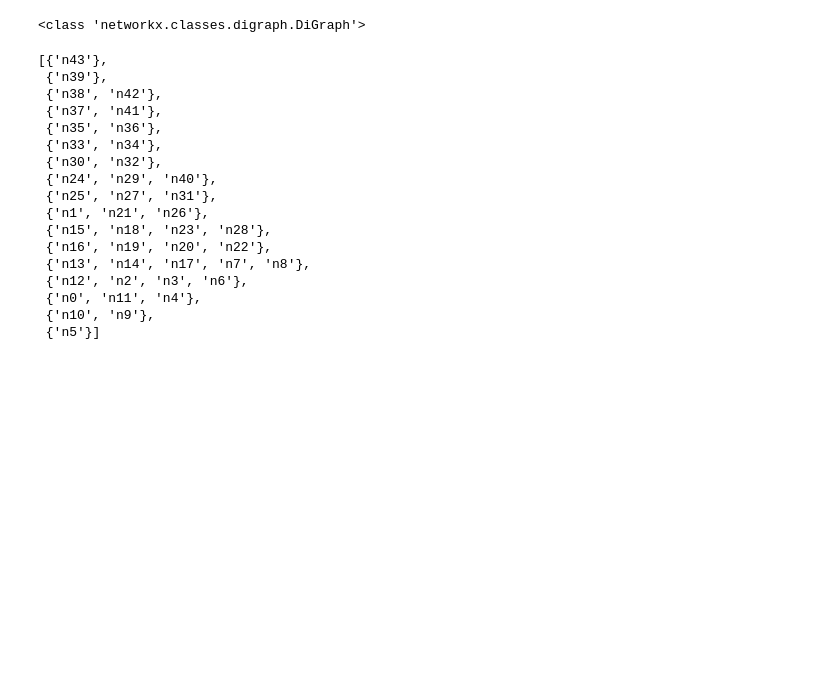
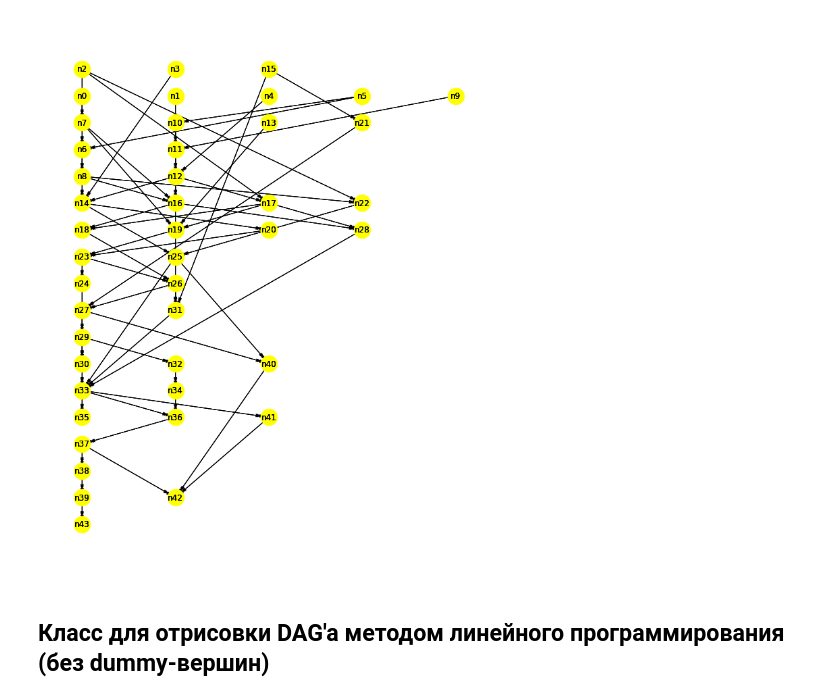
Before and after one commit to MVCionOld/vis, a Jupyter notebook: hw2.ipynb, the cells around one changed output. Drawn from its saved outputs; the diff is of its cells as text; code cells hidden in the pictures; blank space fills up the shorter version.

```diff
--- a/hw2.ipynb
+++ b/hw2.ipynb
@@ -504,22 +338,8 @@ with open(path, 'w') as f:
 # %%
-drawer = AcyclicGraphDrawer('dag44nodes.xml')
-drawer.compute_layers()
+drawer = NaiveGrahamCoffmanDrawer('dag44nodes.xml', 5)
+drawer.graham_coffman()
+drawer.draw(drawer.pos)
 # %% [output]
-<class 'networkx.classes.digraph.DiGraph'>
-[{'n43'},
- {'n39'},
- {'n38', 'n42'},
- {'n37', 'n41'},
- {'n35', 'n36'},
- {'n33', 'n34'},
- {'n30', 'n32'},
- {'n24', 'n29', 'n40'},
- {'n25', 'n27', 'n31'},
- {'n1', 'n21', 'n26'},
- {'n15', 'n18', 'n23', 'n28'},
- {'n16', 'n19', 'n20', 'n22'},
- {'n13', 'n14', 'n17', 'n7', 'n8'},
- {'n12', 'n2', 'n3', 'n6'},
- {'n0', 'n11', 'n4'},
- {'n10', 'n9'},
- {'n5'}]
+[figure, added]
+# %% [markdown]
+## Класс для отрисовки DAG'a методом линейного программирования (без dummy-вершин)
```
Also changed, not shown: parts of 49 cells of this notebook, 1 other file.
